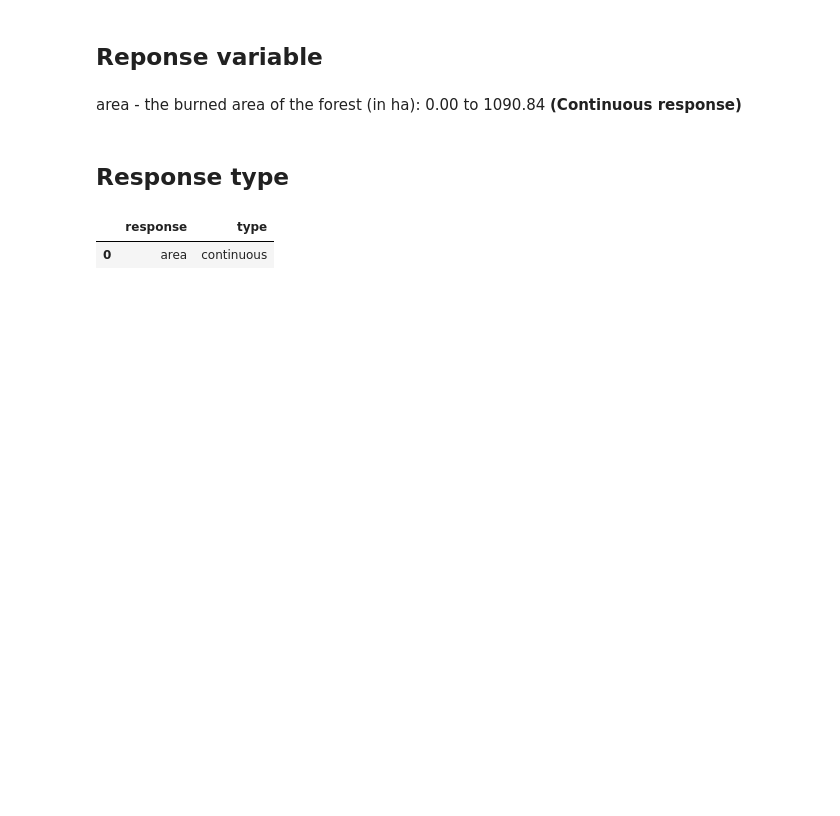
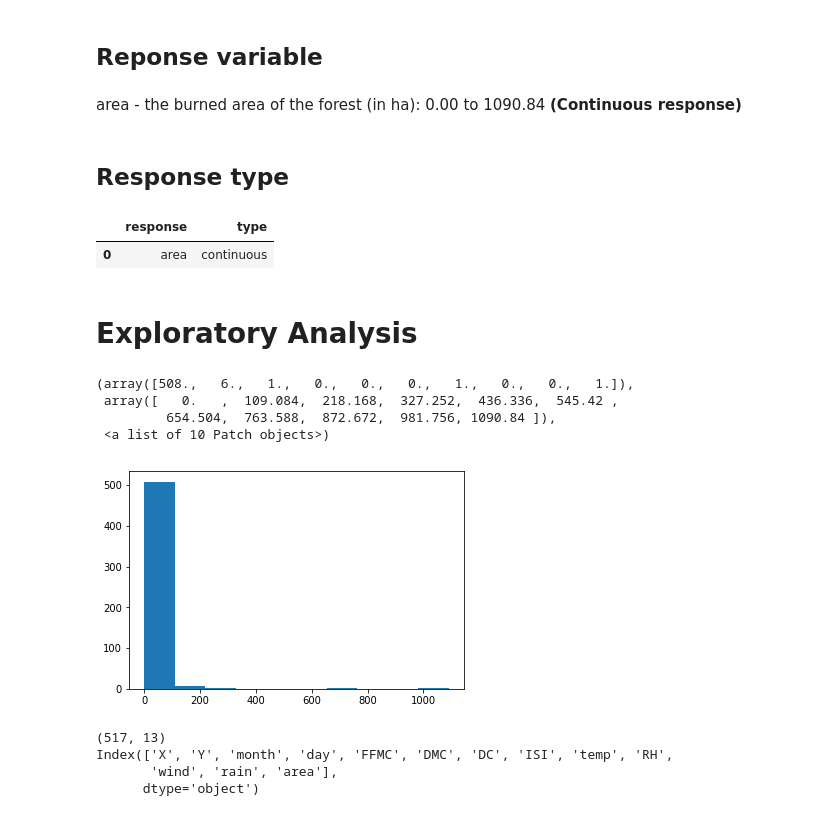
Before and after one commit to nithish08/forestfires, a Jupyter notebook: src/NB_Exploration.ipynb, the cells around one changed output. Cells and saved outputs as stored; diff of their text form; code cells hidden in the pictures; blank space fills up the shorter version.

Commit message:
exploratory analysis

```diff
--- a/src/NB_Exploration.ipynb
+++ b/src/NB_Exploration.ipynb
@@ -104,0 +104,2 @@ pd.DataFrame([[df.columns[-1],'continuous']],columns = ['response','type'])
+# %% [markdown]
+# Exploratory Analysis
@@ -104,0 +108,17 @@ pd.DataFrame([[df.columns[-1],'continuous']],columns = ['response','type'])
+# %%
+plt.hist(df.area)
+# %% [output]
+(array([508.,   6.,   1.,   0.,   0.,   0.,   1.,   0.,   0.,   1.]),
+ array([   0.   ,  109.084,  218.168,  327.252,  436.336,  545.42 ,
+         654.504,  763.588,  872.672,  981.756, 1090.84 ]),
+ <a list of 10 Patch objects>)
+[figure, added]
+# %%
+import seaborn as sns
+print(df.shape)
+print(df.columns)
+# %% [output]
+(517, 13)
+Index(['X', 'Y', 'month', 'day', 'FFMC', 'DMC', 'DC', 'ISI', 'temp', 'RH',
+       'wind', 'rain', 'area'],
+      dtype='object')
```
Also changed, not shown: parts of 15 cells of this notebook.
